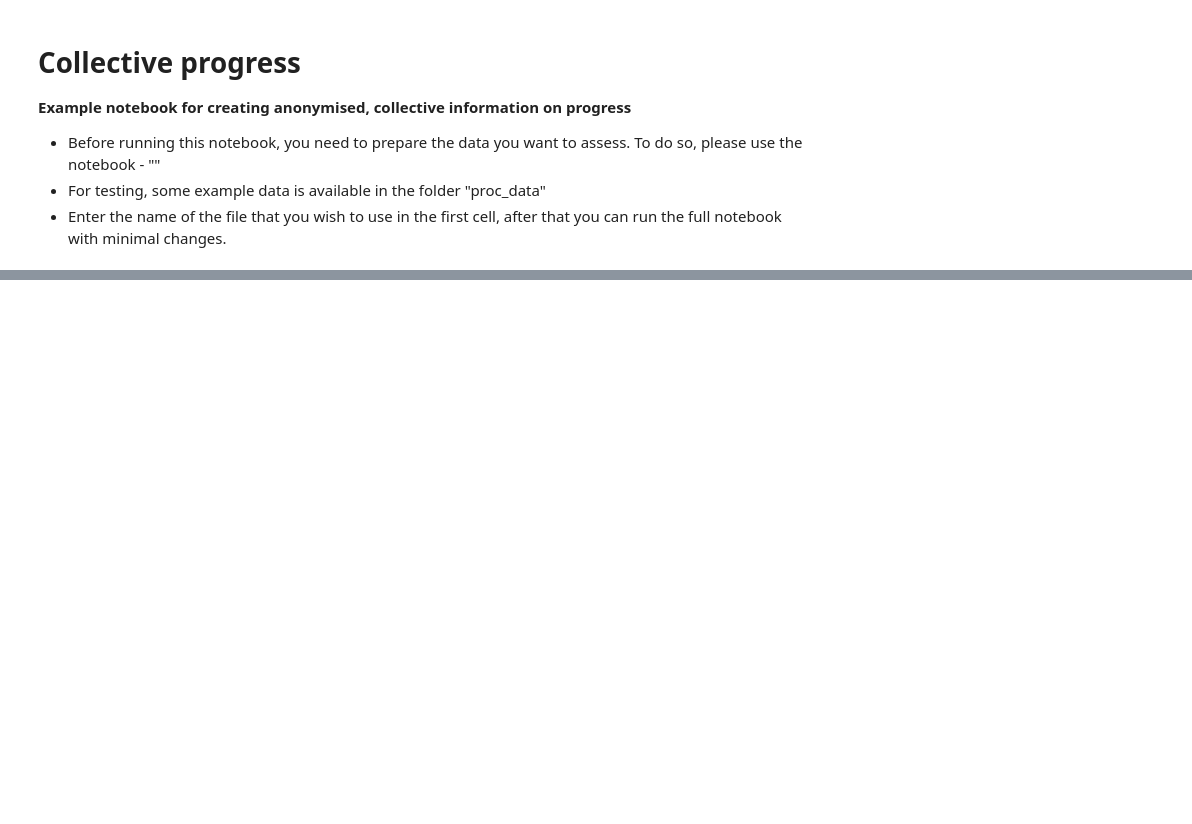
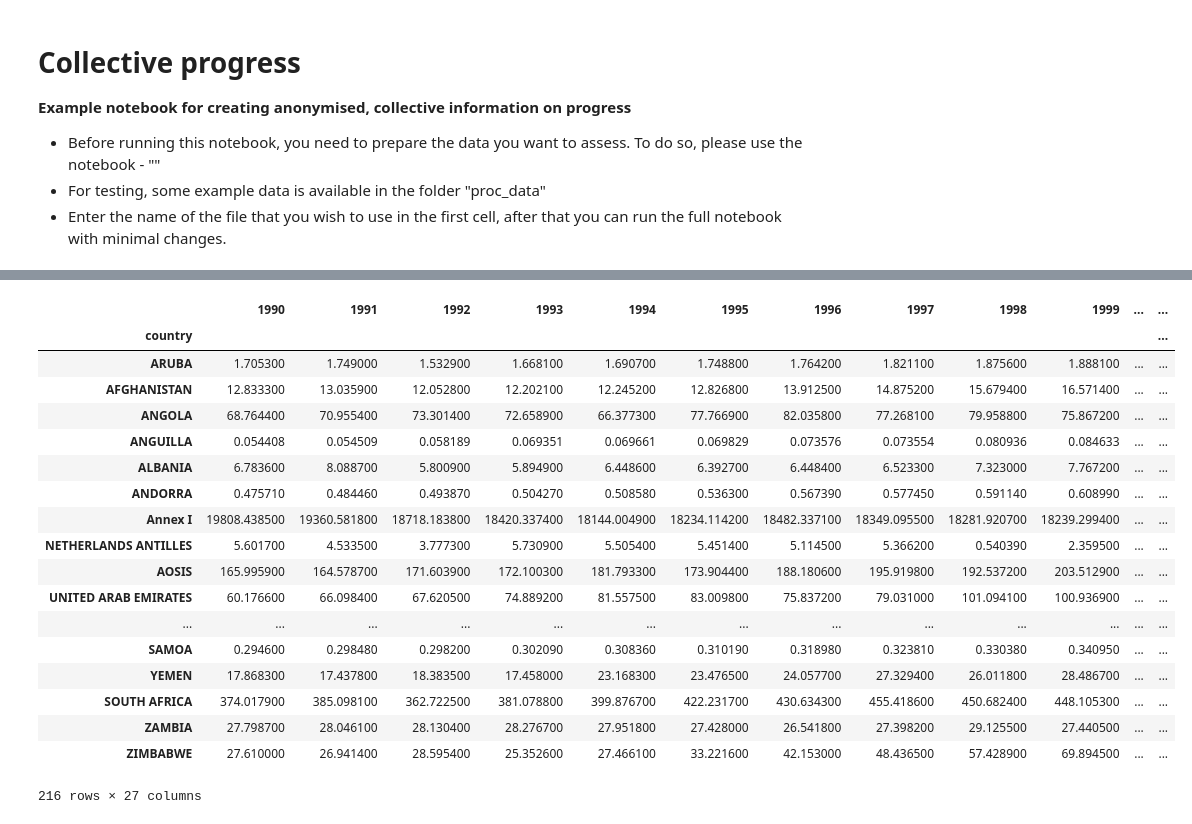
Before and after one commit to mljeffery/performance-distribution-tools, a Jupyter notebook: make-collective-progress-plots.ipynb, the cells around one changed output, grey strips where cells are left out. Cells and saved outputs as stored; diff of their text form; code cells hidden in the pictures; blank space fills up the shorter version.

```diff
--- a/make-collective-progress-plots.ipynb
+++ b/make-collective-progress-plots.ipynb
@@ -21,20 +36,41 @@ import os
 # %%
 # Choose what you would like to plot
 
 #TODO - recommend a file name format to include the variable and the source.
-data_file_name = 'UN-population-data-2017.csv'
+data_file_name = 'PRIMAPHIST20-data-M0EL-KGHG.csv'
+#data_file_name = 'UN-population-data-2017.csv'
 years_of_interest = ['1990', '2000', '2015']
 
 # read the data from file and extract the key information
 data = pd.read_csv('proc_data/' + data_file_name)
 variable = data['variable'].unique()[0]
 unit = data['unit'].unique()[0]
 #years = gst_tools.get_years(data) #TODO
 
 data_years = utils.set_countries_as_index(data)
 data_years = data_years.dropna(axis=1, how='any')
 
 #TODO - add some checks / validation
 
 # remove comment below to display the data
-#data_years
+data_years
+# %% [output]
+|  | 1990 | 1991 | 1992 | 1993 | 1994 | 1995 | 1996 | 1997 | 1998 | 1999 | ... | ... |
+| country |  |  |  |  |  |  |  |  |  |  |  | ... |
+| ARUBA | 1.705300 | 1.749000 | 1.532900 | 1.668100 | 1.690700 | 1.748800 | 1.764200 | 1.821100 | 1.875600 | 1.888100 | ... | ... |
+| AFGHANISTAN | 12.833300 | 13.035900 | 12.052800 | 12.202100 | 12.245200 | 12.826800 | 13.912500 | 14.875200 | 15.679400 | 16.571400 | ... | ... |
+| ANGOLA | 68.764400 | 70.955400 | 73.301400 | 72.658900 | 66.377300 | 77.766900 | 82.035800 | 77.268100 | 79.958800 | 75.867200 | ... | ... |
+| ANGUILLA | 0.054408 | 0.054509 | 0.058189 | 0.069351 | 0.069661 | 0.069829 | 0.073576 | 0.073554 | 0.080936 | 0.084633 | ... | ... |
+| ALBANIA | 6.783600 | 8.088700 | 5.800900 | 5.894900 | 6.448600 | 6.392700 | 6.448400 | 6.523300 | 7.323000 | 7.767200 | ... | ... |
+| ANDORRA | 0.475710 | 0.484460 | 0.493870 | 0.504270 | 0.508580 | 0.536300 | 0.567390 | 0.577450 | 0.591140 | 0.608990 | ... | ... |
+| Annex I | 19808.438500 | 19360.581800 | 18718.183800 | 18420.337400 | 18144.004900 | 18234.114200 | 18482.337100 | 18349.095500 | 18281.920700 | 18239.299400 | ... | ... |
+| NETHERLANDS ANTILLES | 5.601700 | 4.533500 | 3.777300 | 5.730900 | 5.505400 | 5.451400 | 5.114500 | 5.366200 | 0.540390 | 2.359500 | ... | ... |
+| AOSIS | 165.995900 | 164.578700 | 171.603900 | 172.100300 | 181.793300 | 173.904400 | 188.180600 | 195.919800 | 192.537200 | 203.512900 | ... | ... |
+| UNITED ARAB EMIRATES | 60.176600 | 66.098400 | 67.620500 | 74.889200 | 81.557500 | 83.009800 | 75.837200 | 79.031000 | 101.094100 | 100.936900 | ... | ... |
+| ... | ... | ... | ... | ... | ... | ... | ... | ... | ... | ... | ... | ... |
+| SAMOA | 0.294600 | 0.298480 | 0.298200 | 0.302090 | 0.308360 | 0.310190 | 0.318980 | 0.323810 | 0.330380 | 0.340950 | ... | ... |
+| YEMEN | 17.868300 | 17.437800 | 18.383500 | 17.458000 | 23.168300 | 23.476500 | 24.057700 | 27.329400 | 26.011800 | 28.486700 | ... | ... |
+| SOUTH AFRICA | 374.017900 | 385.098100 | 362.722500 | 381.078800 | 399.876700 | 422.231700 | 430.634300 | 455.418600 | 450.682400 | 448.105300 | ... | ... |
+| ZAMBIA | 27.798700 | 28.046100 | 28.130400 | 28.276700 | 27.951800 | 27.428000 | 26.541800 | 27.398200 | 29.125500 | 27.440500 | ... | ... |
+| ZIMBABWE | 27.610000 | 26.941400 | 28.595400 | 25.352600 | 27.466100 | 33.221600 | 42.153000 | 48.436500 | 57.428900 | 69.894500 | ... | ... |
+216 rows × 27 columns
```
Also changed, not shown: parts of 9 cells of this notebook, 2 other files.
